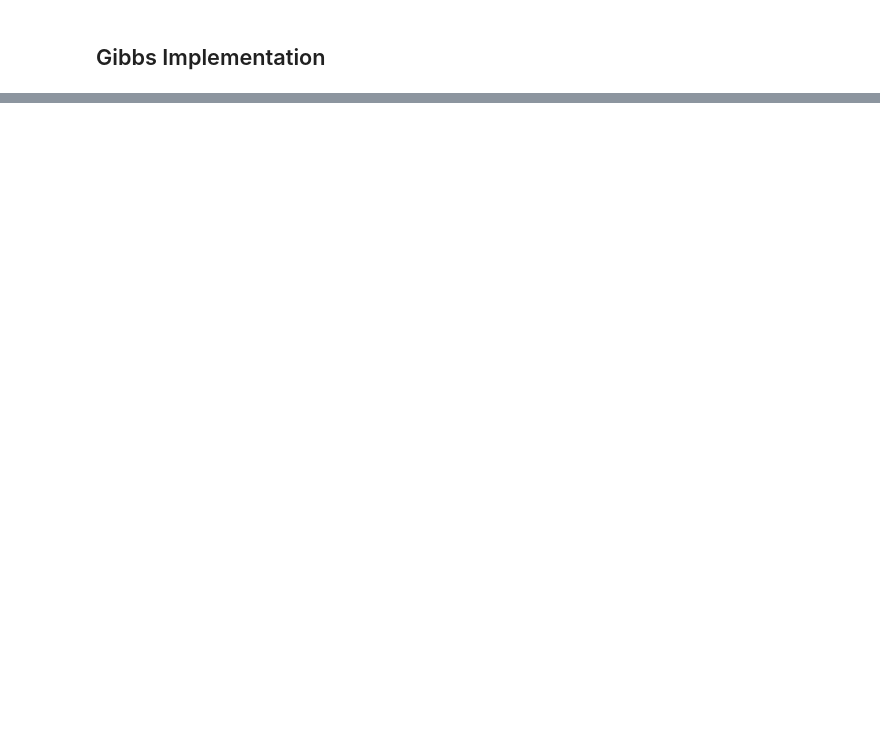
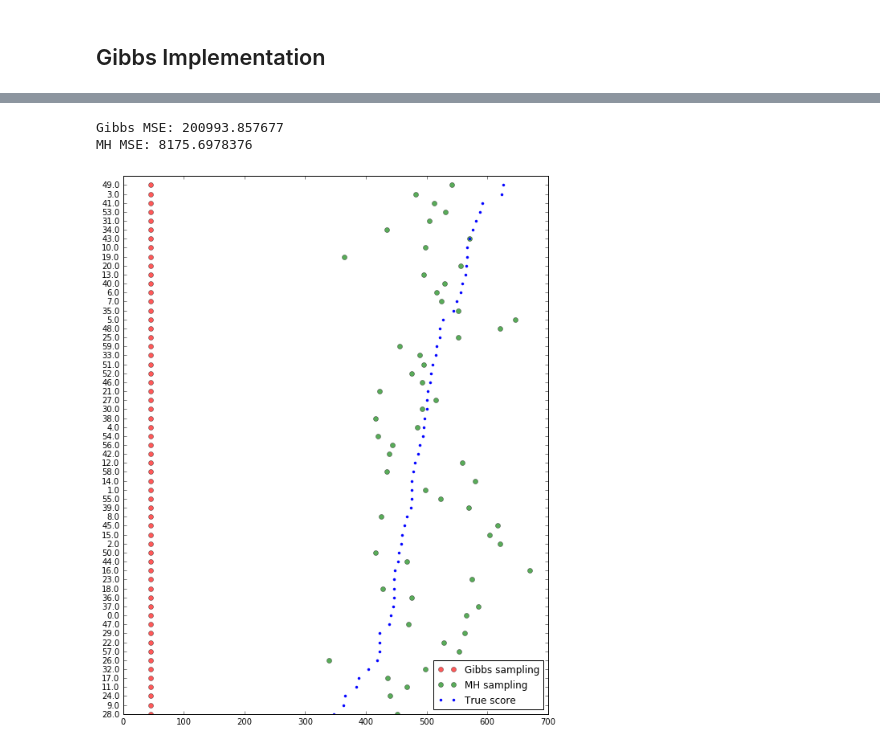
Before and after one commit to TomMalow/pymcmodels, a Jupyter notebook: Model iterations/Gibbs Sampling.ipynb, the cells around one changed output, grey strips where cells are left out. Saved outputs shown, nothing was run; the diff lists cells and outputs as text; code cells hidden in the pictures; blank space fills up the shorter version.

```diff
--- a/Model iterations/Gibbs Sampling.ipynb
+++ b/Model iterations/Gibbs Sampling.ipynb
@@ -307,2 +491,11 @@ plot_scores(scores)
+# %%
+scores = list()
+for name, g in course.graders.iteritems():
+    scores.append((name,float(g.bias_tau),np.mean(traces['t_g'][int(name)]),np.mean(traces_MH['t_g'][int(name)])))
+plot_scores(scores)
+# %% [output]
+Gibbs MSE: 200993.857677
+MH MSE: 8175.6978376
+[figure, added]
 # %%
 scores = list()
```
Also changed, not shown: parts of 19 cells of this notebook, 1 other file.
